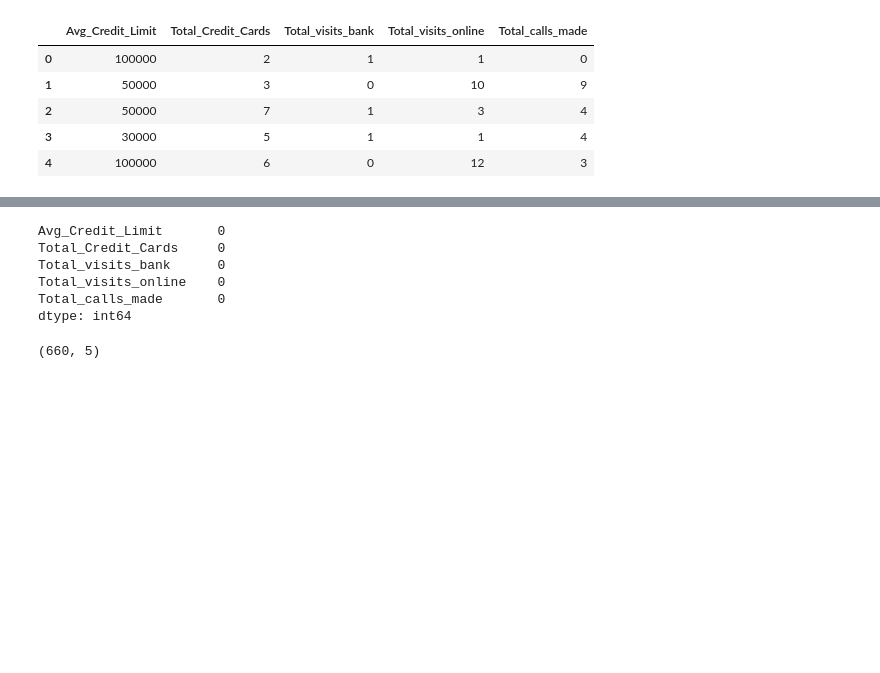
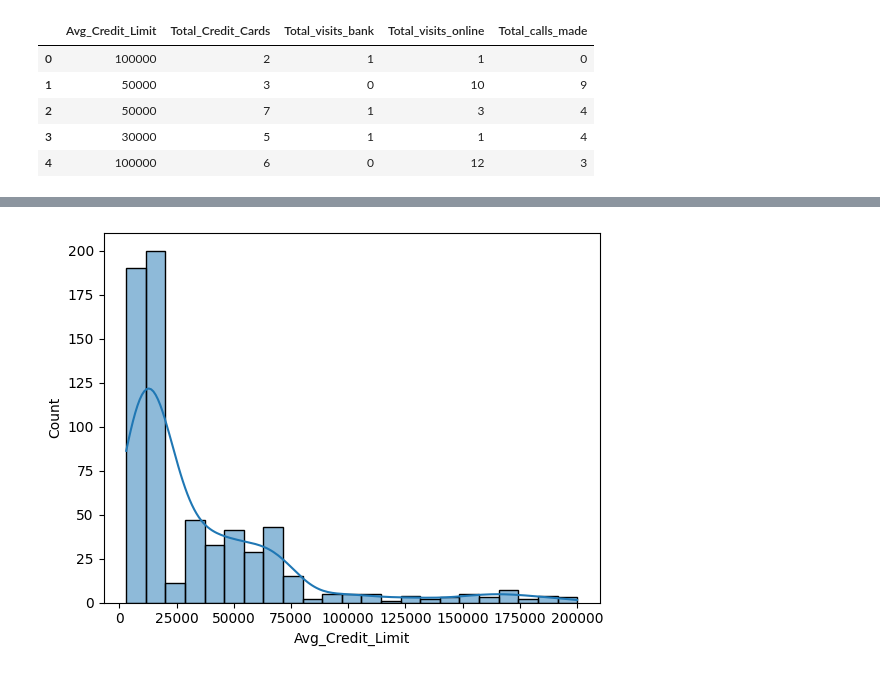
Before and after one commit to laxusgooee/itc-week_03, a Jupyter notebook: Credit_Card_Customer_Data.ipynb, the cells around one changed output, grey strips where cells are left out. Cells and saved outputs as stored; diff of their text form; code cells hidden in the pictures; blank space fills up the shorter version.

```diff
--- a/Credit_Card_Customer_Data.ipynb
+++ b/Credit_Card_Customer_Data.ipynb
@@ -47,0 +64,5 @@ df.head()
+# %%
+sns.histplot(data=df['Avg_Credit_Limit'], kde=True)
+plt.show()
+# %% [output]
+[figure, added]
@@ -48,13 +71,8 @@ df.head()
 # %%
-df.isna().sum()
+from sklearn.preprocessing import StandardScaler, PowerTransformer
+
+transformer = PowerTransformer(method='yeo-johnson')
+df[['Avg_Credit_Limit']]  = transformer.fit_transform(df[['Avg_Credit_Limit']])
+
+scaler = StandardScaler()
+df_scaled = scaler.fit_transform(df)
-# %% [output]
-Avg_Credit_Limit       0
-Total_Credit_Cards     0
-Total_visits_bank      0
-Total_visits_online    0
-Total_calls_made       0
-dtype: int64
-# %%
-df.shape
-# %% [output]
-(660, 5)
```
Also changed, not shown: parts of 24 cells of this notebook, 1 other file.
